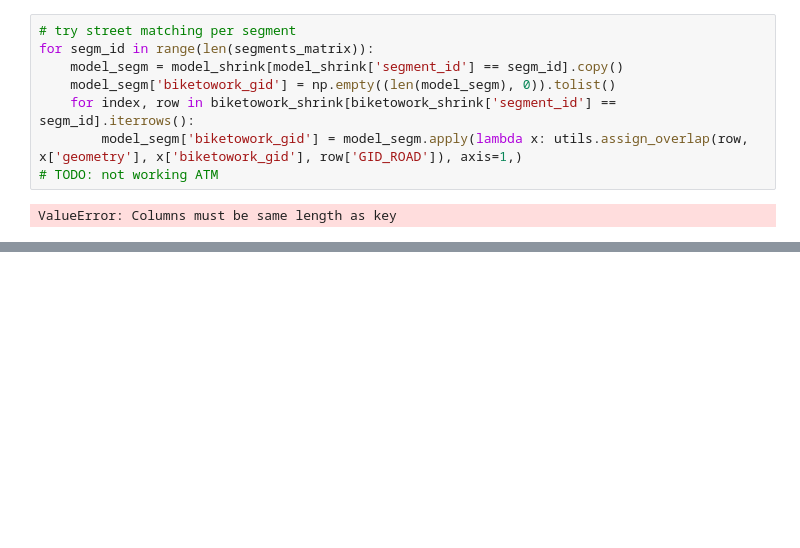
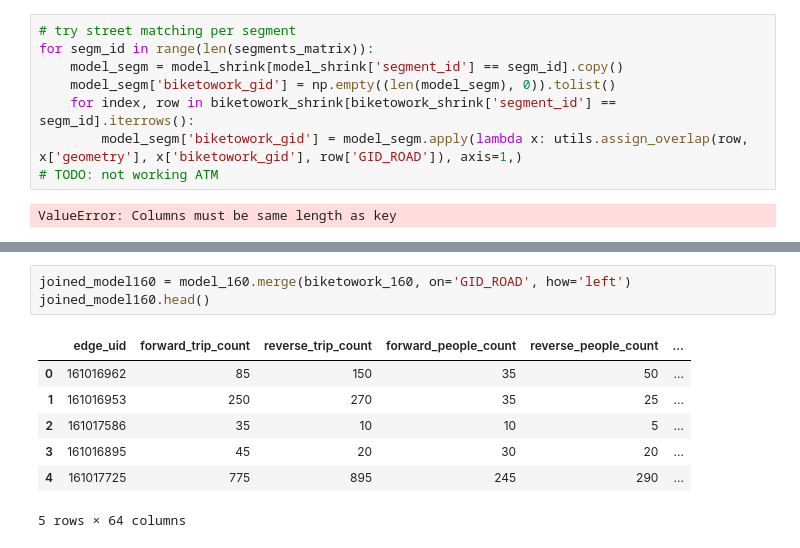
Before and after one commit to Radluy/Cycling-traffic-intensity-Brno, a Jupyter notebook: model_setup.ipynb, the cells around one changed output, grey strips where cells are left out. Cells and saved outputs as stored; diff of their text form; blank space fills up the shorter version.

```diff
--- a/model_setup.ipynb
+++ b/model_setup.ipynb
@@ -284,0 +312,11 @@ ValueError: Columns must be same length as key
+# %%
+joined_model160 = model_160.merge(biketowork_160, on='GID_ROAD', how='left')
+joined_model160.head()
+# %% [output]
+|  | edge_uid | forward_trip_count | reverse_trip_count | forward_people_count | reverse_people_count | ... |
+| 0 | 161016962 | 85 | 150 | 35 | 50 | ... |
+| 1 | 161016953 | 250 | 270 | 35 | 25 | ... |
+| 2 | 161017586 | 35 | 10 | 10 | 5 | ... |
+| 3 | 161016895 | 45 | 20 | 30 | 20 | ... |
+| 4 | 161017725 | 775 | 895 | 245 | 290 | ... |
+5 rows × 64 columns
```
Also changed, not shown: parts of 5 cells of this notebook, 1 other file.
